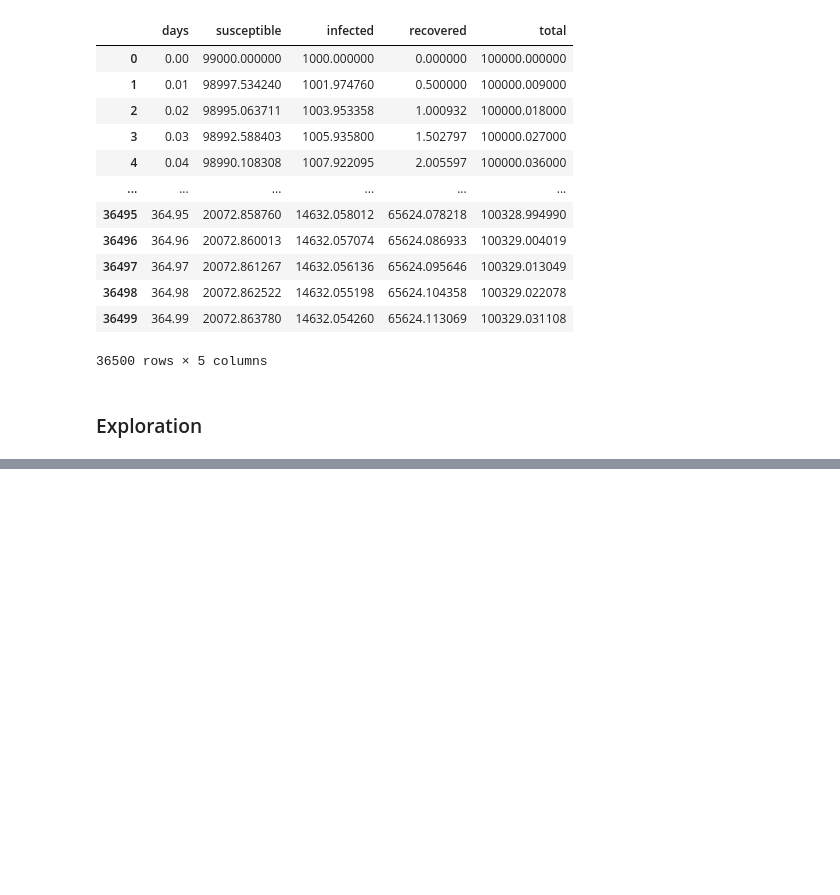
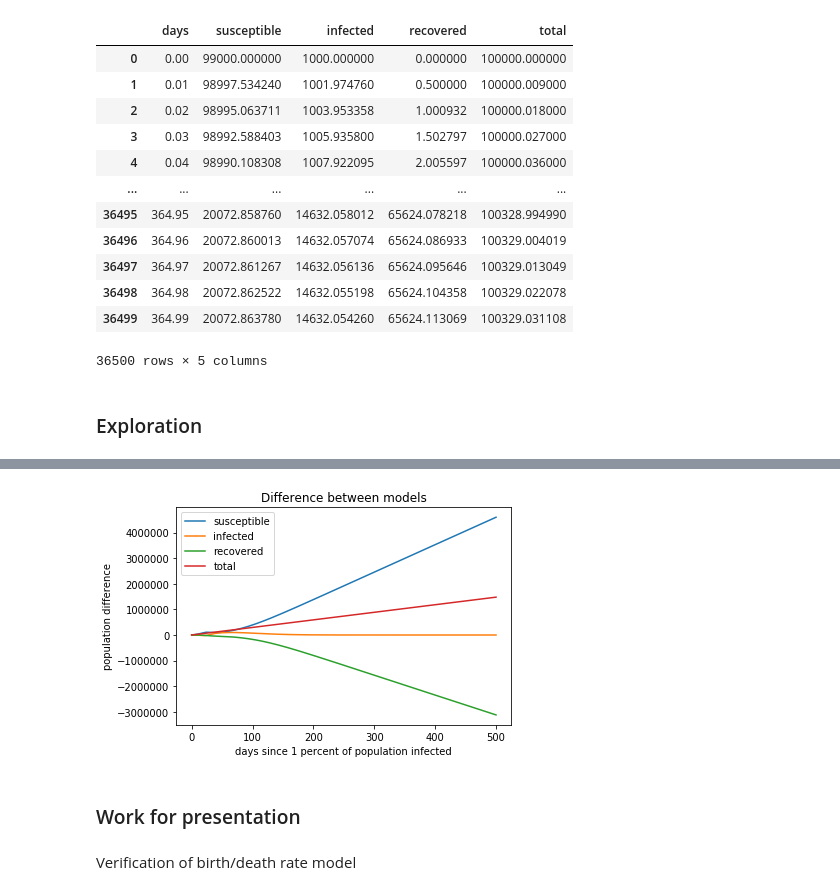
Before and after one commit to jsimpson2020/CODESIR, a Jupyter notebook: Research Question Exploration Notebook.ipynb, the cells around one changed output, grey strips where cells are left out. Saved outputs shown, nothing was run; the diff lists cells and outputs as text; code cells hidden in the pictures; blank space fills up the shorter version.

```diff
--- a/Research Question Exploration Notebook.ipynb
+++ b/Research Question Exploration Notebook.ipynb
@@ -212,0 +309,12 @@ mf.PlotSIR(t=h.days, S=f.susceptible, I=f.infected, R=f.recovered, N=f.total,
+# %%
+mf.PlotSIR(t=h.days, S=f.susceptible, I=f.infected, R=f.recovered, N=f.total,
+          title='Difference between models', legend_location='upper left',
+           xlabel= 'days since 1 percent of population infected',
+          ylabel='population difference', plotname='SIRbdcomparisonad.png',
+          plotsave=True)
+# %% [output]
+[figure, added]
+# %% [markdown]
+### Work for presentation
+# %% [markdown]
+Verification of birth/death rate model
```
Also changed, not shown: parts of 35 cells of this notebook, 18 other files.
